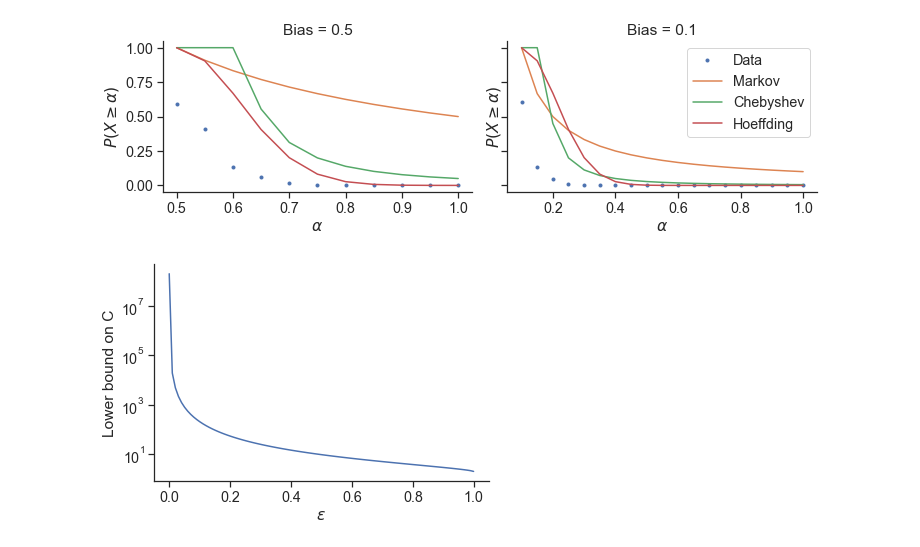
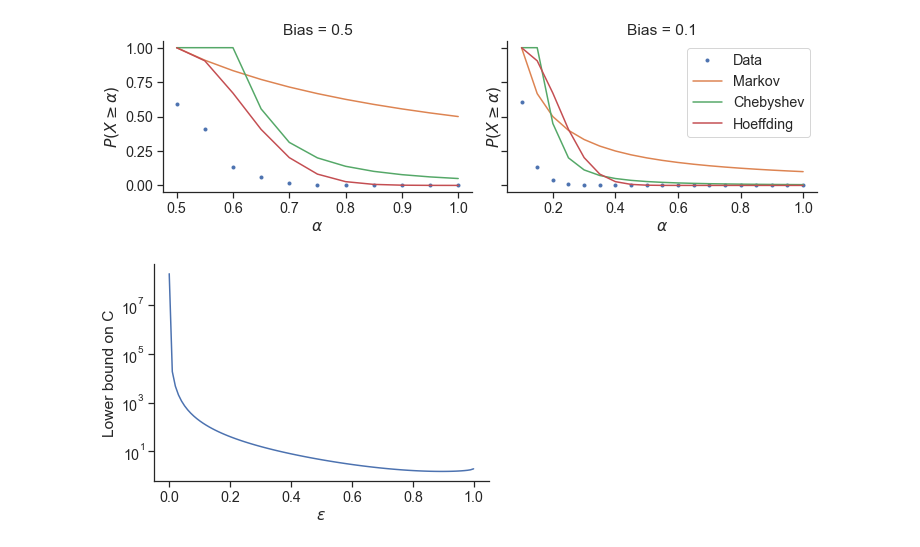
Before and after one commit to JakobSchauser/MLandData, a Jupyter notebook: MachineLearningA/Home Assignment 2/Home Assignment 2.ipynb, the cells around one changed output. Drawn from its saved outputs; the diff is of its cells as text; code cells hidden in the pictures.

```diff
--- a/MachineLearningA/Home Assignment 2/Home Assignment 2.ipynb
+++ b/MachineLearningA/Home Assignment 2/Home Assignment 2.ipynb
@@ -60,15 +64,17 @@ axs[1].legend()
 plt.show()
 # %% [output]
 [figure]
-# %%
-xx = np.linspace(0,0.999,100)+0.0001
-fnc = lambda x: 2/x**2+np.sqrt(1-x**2)/x
-plt.plot(xx,fnc(xx))
-plt.yscale("log")
-sns.despine()
-plt.xlabel("$\\varepsilon$")
-plt.ylabel("Lower bound on C")
-
-plt.show()
-# %% [output]
-[figure, removed]
+# %%
+# A quick script for the last question
+
+xx = np.linspace(0,0.999,100)+0.0001
+fnc = lambda x: 2/x**2-2*np.sqrt(1-x**2)/x
+plt.plot(xx,fnc(xx))
+plt.yscale("log")
+sns.despine()
+plt.xlabel("$\\varepsilon$")
+plt.ylabel("Lower bound on C")
+
+plt.show()
+# %% [output]
+[figure, added]
```
Also changed, not shown: parts of 1 cell of this notebook, 4 other files.
